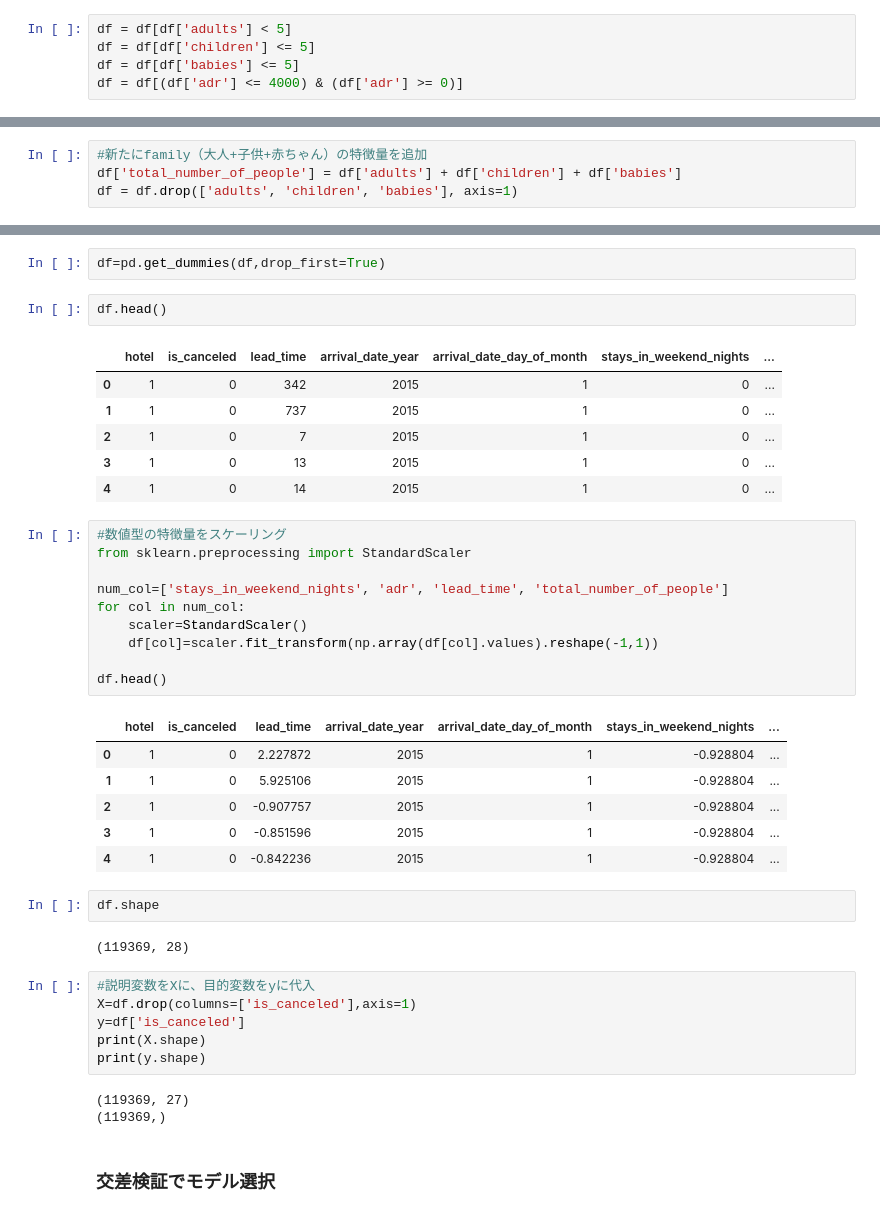
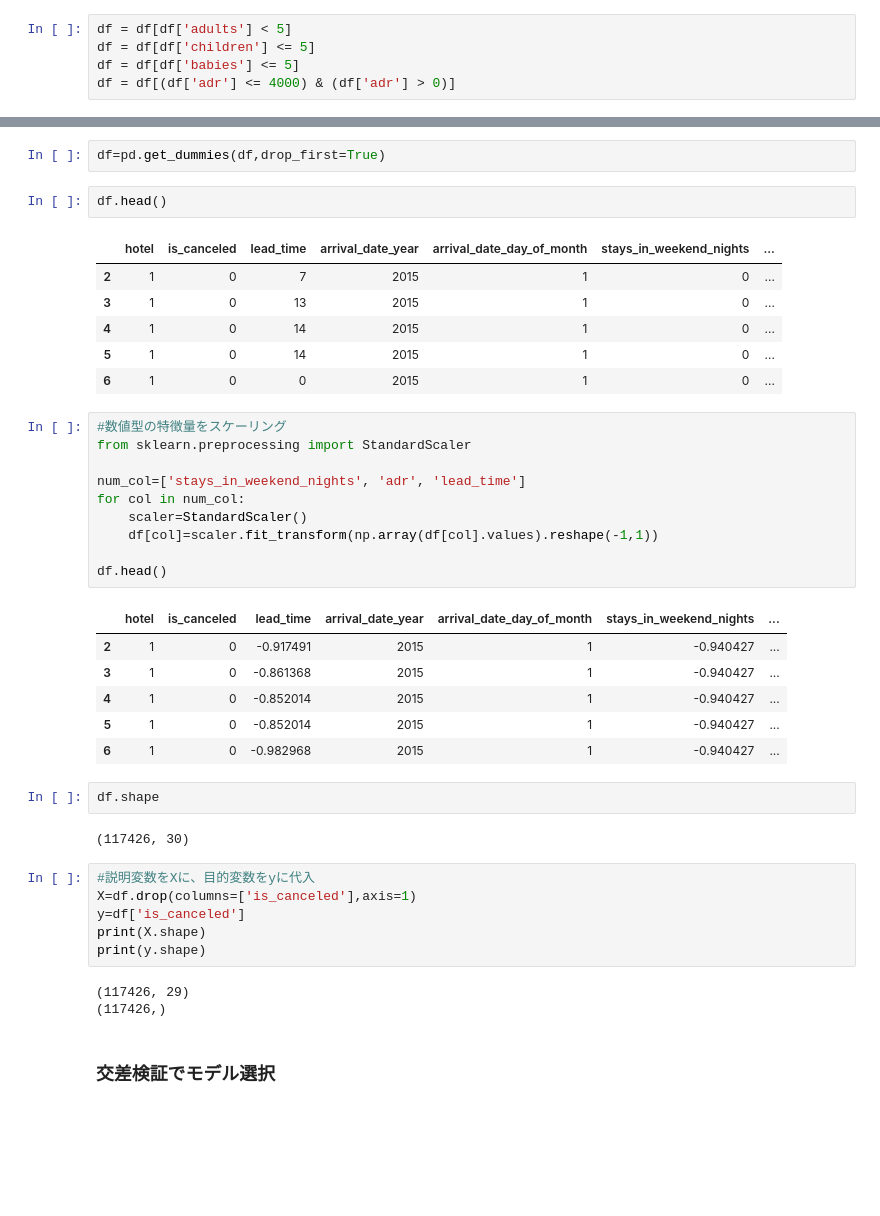
Before and after one commit to toriiatushi/portfolio, a Jupyter notebook: booking_demand.ipynb, the cells around one changed output, grey strips where cells are left out. Cells and saved outputs as stored; diff of their text form; blank space fills up the shorter version.

```diff
--- a/booking_demand.ipynb
+++ b/booking_demand.ipynb
@@ -305,4 +305,4 @@ sns.pairplot(df, hue='is_canceled', vars=['adults', 'children', 'babies', 'adr',
 df = df[df['adults'] < 5]
 df = df[df['children'] <= 5]
 df = df[df['babies'] <= 5]
-df = df[(df['adr'] <= 4000) & (df['adr'] >= 0)]
+df = df[(df['adr'] <= 4000) & (df['adr'] > 0)]
@@ -332,5 +340 @@ df['adults'].value_counts().sort_values(ascending=True)
 Name: adults, dtype: int64
-# %%
-#新たにfamily（大人+子供+赤ちゃん）の特徴量を追加
-df['total_number_of_people'] = df['adults'] + df['children'] + df['babies']
-df = df.drop(['adults', 'children', 'babies'], axis=1)
@@ -388,32 +383,32 @@ df=pd.get_dummies(df,drop_first=True)
 df.head()
 # %% [output]
 |  | hotel | is_canceled | lead_time | arrival_date_year | arrival_date_day_of_month | stays_in_weekend_nights | ... |
-| 0 | 1 | 0 | 342 | 2015 | 1 | 0 | ... |
-| 1 | 1 | 0 | 737 | 2015 | 1 | 0 | ... |
 | 2 | 1 | 0 | 7 | 2015 | 1 | 0 | ... |
 | 3 | 1 | 0 | 13 | 2015 | 1 | 0 | ... |
 | 4 | 1 | 0 | 14 | 2015 | 1 | 0 | ... |
+| 5 | 1 | 0 | 14 | 2015 | 1 | 0 | ... |
+| 6 | 1 | 0 | 0 | 2015 | 1 | 0 | ... |
 # %%
 #数値型の特徴量をスケーリング
 from sklearn.preprocessing import StandardScaler
 
-num_col=['stays_in_weekend_nights', 'adr', 'lead_time', 'total_number_of_people']
+num_col=['stays_in_weekend_nights', 'adr', 'lead_time']
 for col in num_col:
     scaler=StandardScaler()
     df[col]=scaler.fit_transform(np.array(df[col].values).reshape(-1,1))
 
 df.head()
 # %% [output]
 |  | hotel | is_canceled | lead_time | arrival_date_year | arrival_date_day_of_month | stays_in_weekend_nights | ... |
-| 0 | 1 | 0 | 2.227872 | 2015 | 1 | -0.928804 | ... |
-| 1 | 1 | 0 | 5.925106 | 2015 | 1 | -0.928804 | ... |
-| 2 | 1 | 0 | -0.907757 | 2015 | 1 | -0.928804 | ... |
-| 3 | 1 | 0 | -0.851596 | 2015 | 1 | -0.928804 | ... |
-| 4 | 1 | 0 | -0.842236 | 2015 | 1 | -0.928804 | ... |
+| 2 | 1 | 0 | -0.917491 | 2015 | 1 | -0.940427 | ... |
+| 3 | 1 | 0 | -0.861368 | 2015 | 1 | -0.940427 | ... |
+| 4 | 1 | 0 | -0.852014 | 2015 | 1 | -0.940427 | ... |
+| 5 | 1 | 0 | -0.852014 | 2015 | 1 | -0.940427 | ... |
+| 6 | 1 | 0 | -0.982968 | 2015 | 1 | -0.940427 | ... |
 # %%
 df.shape
 # %% [output]
-(119369, 28)
+(117426, 30)
 # %%
 #説明変数をXに、目的変数をyに代入
 X=df.drop(columns=['is_canceled'],axis=1)
@@ -421,8 +416,8 @@ y=df['is_canceled']
 print(X.shape)
 print(y.shape)
 # %% [output]
-(119369, 27)
-(119369,)
+(117426, 29)
+(117426,)
 # %% [markdown]
 ### 交差検証でモデル選択
 # %%
```
Also changed, not shown: parts of 20 cells of this notebook, 2 other files.
